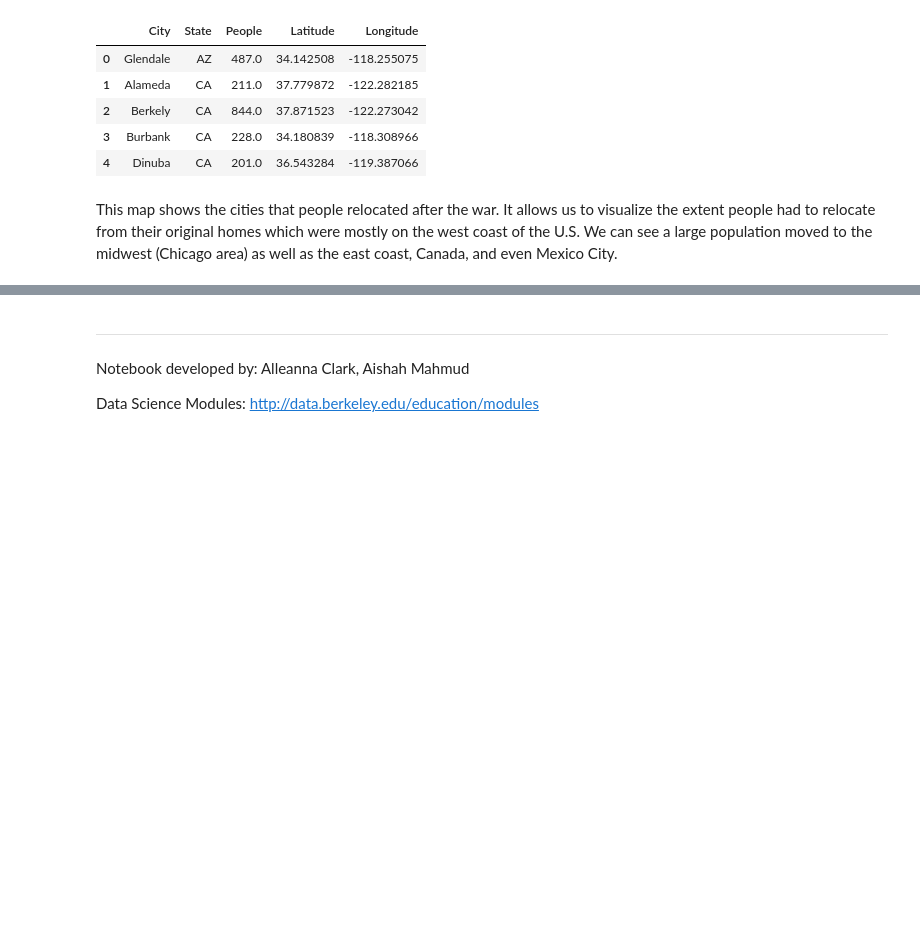
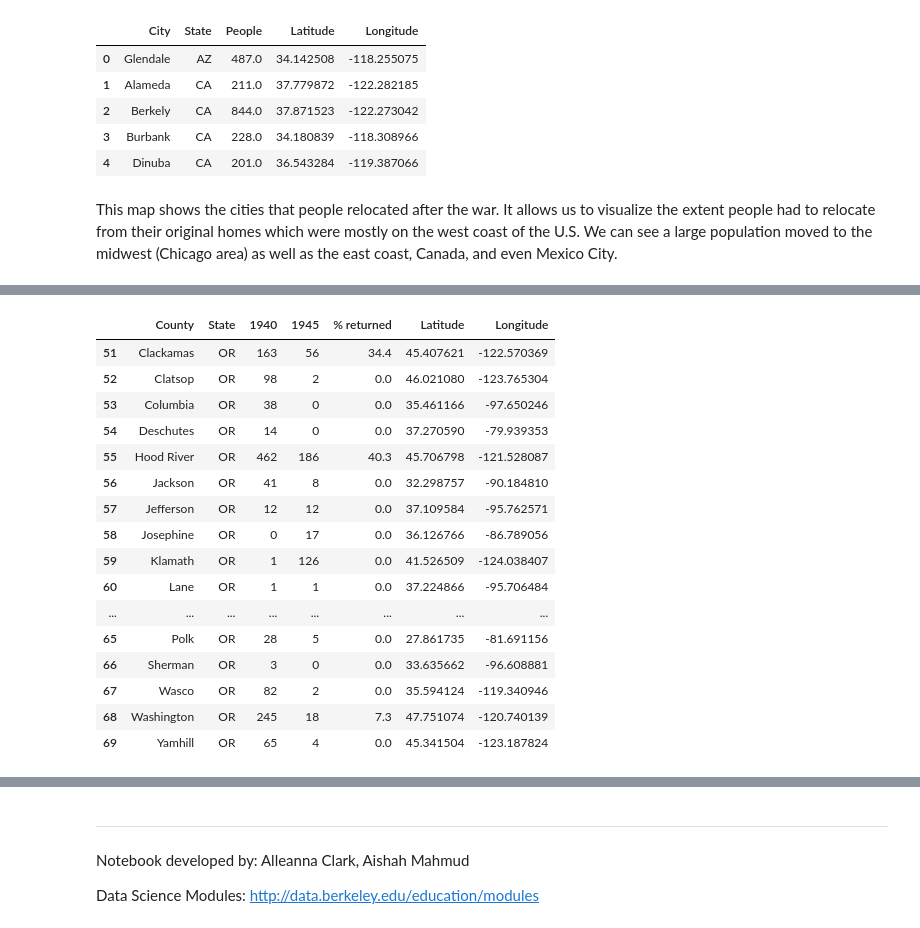
Before and after one commit to ds-modules/colwrit-r4b, a Jupyter notebook: Japanese-Internment-notebook.ipynb, the cells around one changed output, grey strips where cells are left out. Saved outputs shown, nothing was run; the diff lists cells and outputs as text; code cells hidden in the pictures; blank space fills up the shorter version.

```diff
--- a/Japanese-Internment-notebook.ipynb
+++ b/Japanese-Internment-notebook.ipynb
@@ -268,0 +303,20 @@ m
+# %%
+population1940_1945[population1940_1945['State'] == 'OR']
+# %% [output]
+|  | County | State | 1940 | 1945 | % returned | Latitude | Longitude |
+| 51 | Clackamas | OR | 163 | 56 | 34.4 | 45.407621 | -122.570369 |
+| 52 | Clatsop | OR | 98 | 2 | 0.0 | 46.021080 | -123.765304 |
+| 53 | Columbia | OR | 38 | 0 | 0.0 | 35.461166 | -97.650246 |
+| 54 | Deschutes | OR | 14 | 0 | 0.0 | 37.270590 | -79.939353 |
+| 55 | Hood River | OR | 462 | 186 | 40.3 | 45.706798 | -121.528087 |
+| 56 | Jackson | OR | 41 | 8 | 0.0 | 32.298757 | -90.184810 |
+| 57 | Jefferson | OR | 12 | 12 | 0.0 | 37.109584 | -95.762571 |
+| 58 | Josephine | OR | 0 | 17 | 0.0 | 36.126766 | -86.789056 |
+| 59 | Klamath | OR | 1 | 126 | 0.0 | 41.526509 | -124.038407 |
+| 60 | Lane | OR | 1 | 1 | 0.0 | 37.224866 | -95.706484 |
+| ... | ... | ... | ... | ... | ... | ... | ... |
+| 65 | Polk | OR | 28 | 5 | 0.0 | 27.861735 | -81.691156 |
+| 66 | Sherman | OR | 3 | 0 | 0.0 | 33.635662 | -96.608881 |
+| 67 | Wasco | OR | 82 | 2 | 0.0 | 35.594124 | -119.340946 |
+| 68 | Washington | OR | 245 | 18 | 7.3 | 47.751074 | -120.740139 |
+| 69 | Yamhill | OR | 65 | 4 | 0.0 | 45.341504 | -123.187824 |
```
Also changed, not shown: parts of 7 cells of this notebook.
